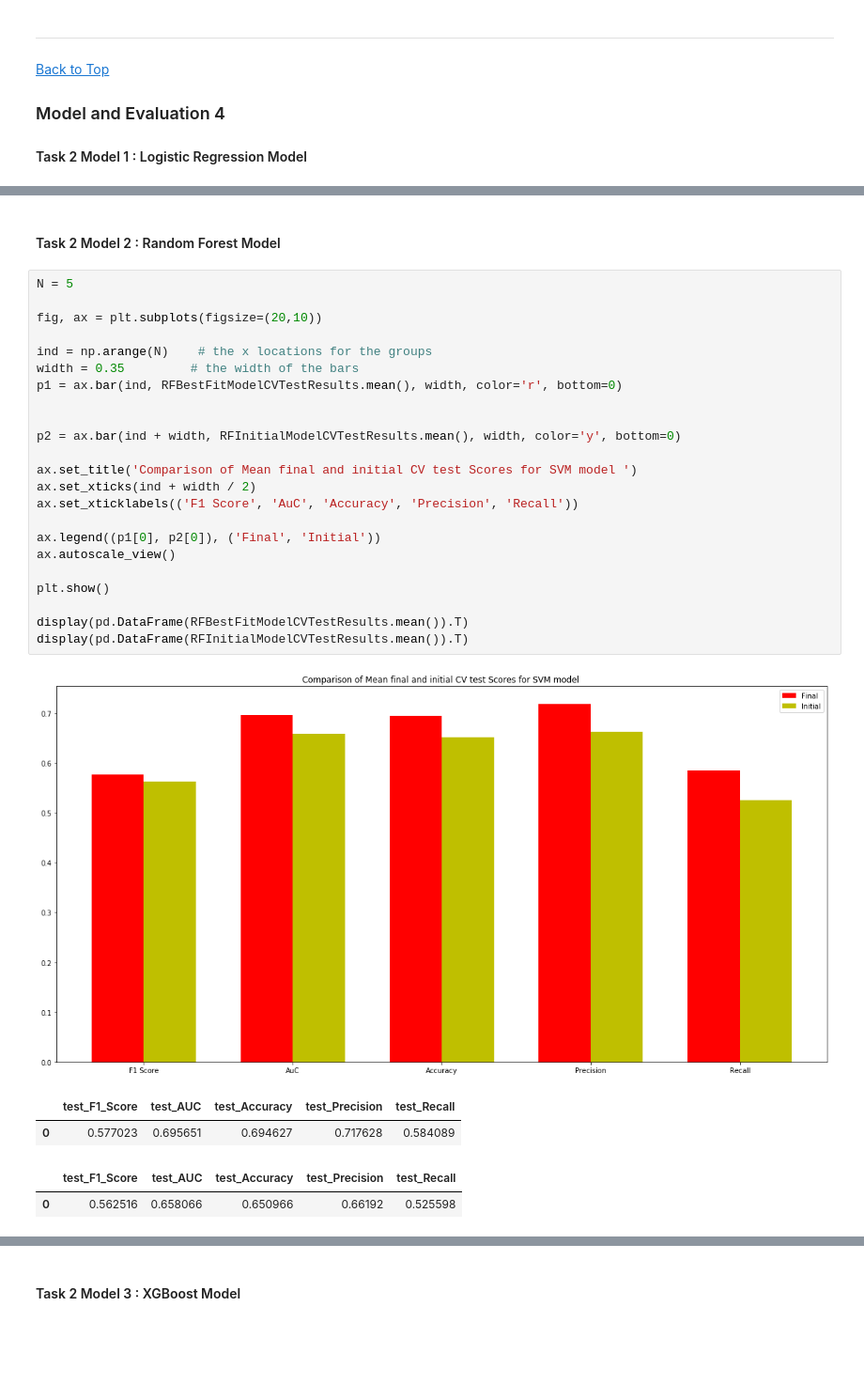
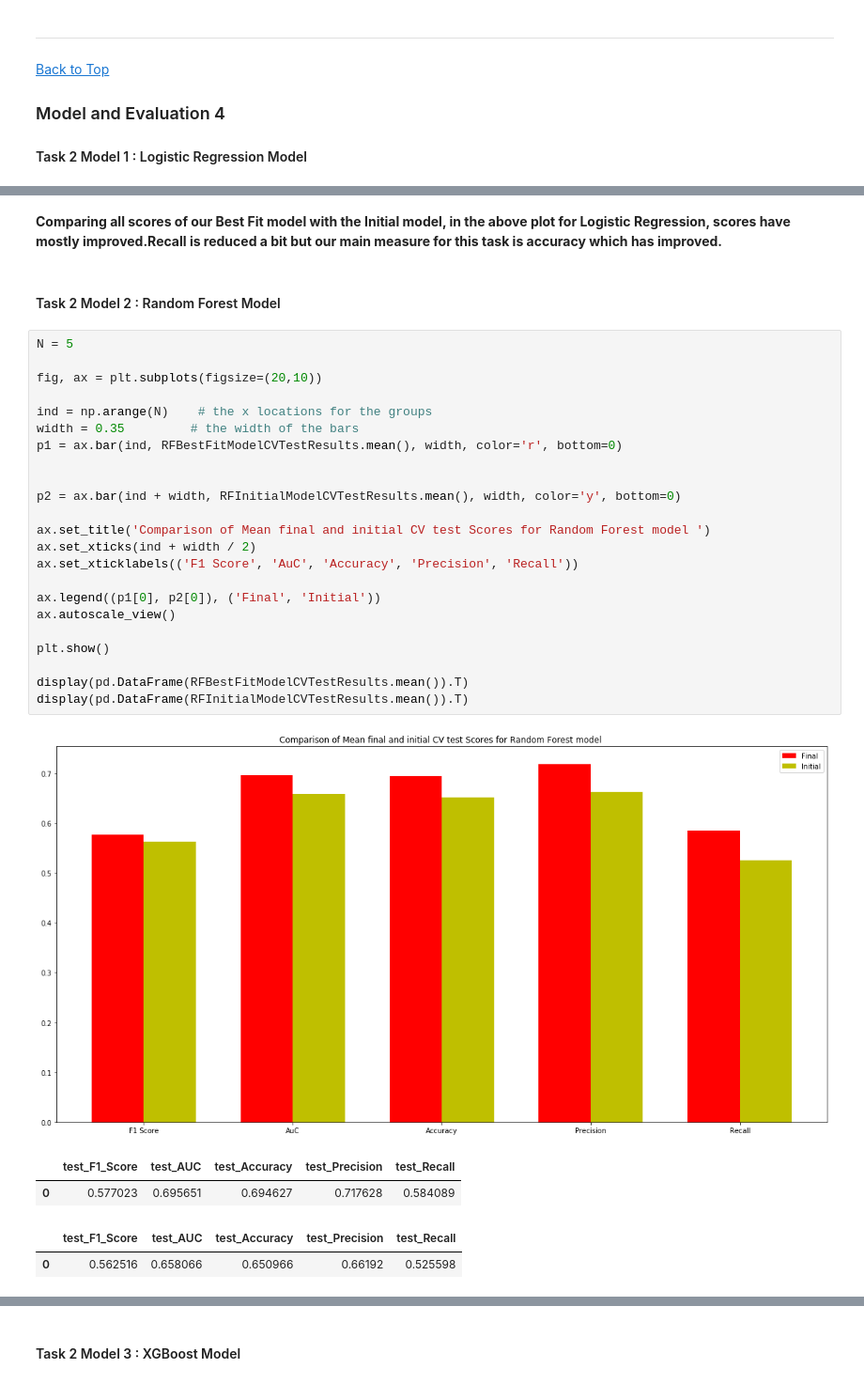
Before and after one commit to nhendersonkuns/awesomedataminers, a Jupyter notebook: Lab2_housing_models_final.ipynb, the cells around one changed output, grey strips where cells are left out. Shown at 94% size. Saved outputs shown, nothing was run; the diff lists cells and outputs as text; blank space fills up the shorter version.

```diff
--- a/Lab2_housing_models_final.ipynb
+++ b/Lab2_housing_models_final.ipynb
@@ -2823,33 +2821,35 @@ display(pd.DataFrame(p2lrInitialModelCVTestResults.mean()).T)
 | 0 | 0.547597 | 0.688262 | 0.696109 | 0.712815 | 0.55154 |
 |  | test_F1_Score | test_AUC | test_Accuracy | test_Precision | test_Recall |
 | 0 | 0.632667 | 0.678537 | 0.689982 | 0.66875 | 0.649996 |
+# %% [markdown]
+**Comparing all scores of our Best Fit model with the Initial model, in the above plot for Logistic Regression, scores have mostly improved.Recall is reduced a bit but our main measure for this task is accuracy which has improved.**
 # %% [markdown]
 #### Task 2 Model 2 : Random Forest Model
 # %%
 N = 5
 
 fig, ax = plt.subplots(figsize=(20,10))
 
 ind = np.arange(N)    # the x locations for the groups
 width = 0.35         # the width of the bars
 p1 = ax.bar(ind, RFBestFitModelCVTestResults.mean(), width, color='r', bottom=0)
 
 
 p2 = ax.bar(ind + width, RFInitialModelCVTestResults.mean(), width, color='y', bottom=0)
 
-ax.set_title('Comparison of Mean final and initial CV test Scores for SVM model ')
+ax.set_title('Comparison of Mean final and initial CV test Scores for Random Forest model ')
 ax.set_xticks(ind + width / 2)
 ax.set_xticklabels(('F1 Score', 'AuC', 'Accuracy', 'Precision', 'Recall'))
 
 ax.legend((p1[0], p2[0]), ('Final', 'Initial'))
 ax.autoscale_view()
 
 plt.show()
 
 display(pd.DataFrame(RFBestFitModelCVTestResults.mean()).T)
 display(pd.DataFrame(RFInitialModelCVTestResults.mean()).T)
 # %% [output]
-[figure, old version]
+[figure, new version]
 |  | test_F1_Score | test_AUC | test_Accuracy | test_Precision | test_Recall |
 | 0 | 0.577023 | 0.695651 | 0.694627 | 0.717628 | 0.584089 |
 |  | test_F1_Score | test_AUC | test_Accuracy | test_Precision | test_Recall |
```
Also changed, not shown: parts of 15 cells of this notebook.
